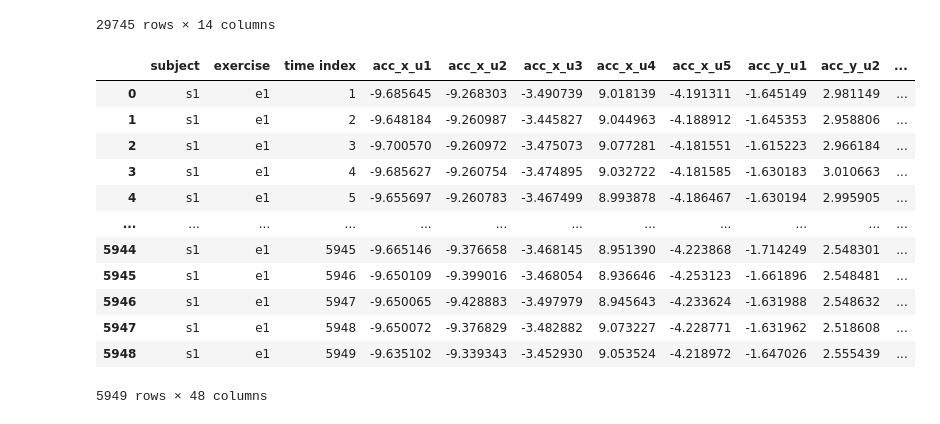
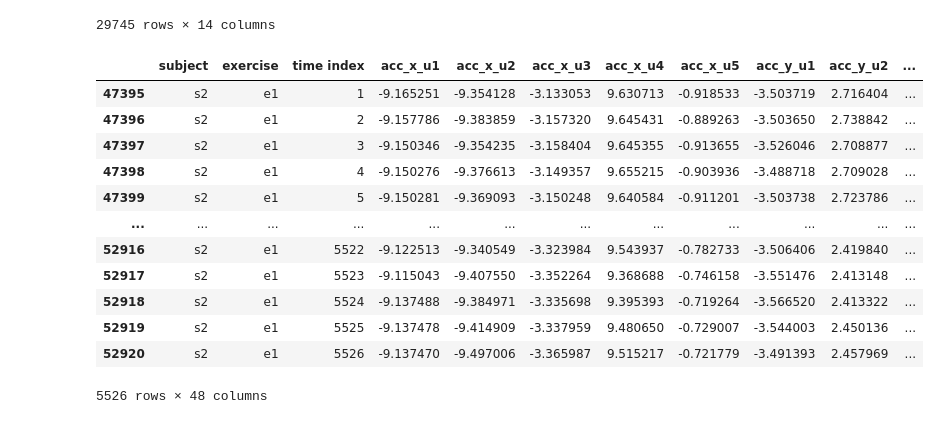
Before and after one commit to alessandrodipiano/wearable-sensor-exercise-recognition, a Jupyter notebook: notebooks/preprocessing.ipynb, the cells around one changed output. Drawn from its saved outputs; the diff is of its cells as text; code cells hidden in the pictures.

```diff
--- a/notebooks/preprocessing.ipynb
+++ b/notebooks/preprocessing.ipynb
@@ -96,18 +96,20 @@ merged_df = df.pivot(
 merged_df.columns = [f"{sensor}_{unit}" for sensor, unit in merged_df.columns]
 merged_df = merged_df.reset_index()
 # %%
-merged_df[(merged_df['subject']=='s1') & (merged_df['exercise']=='e1') ]
+subject2ex1=merged_df[(merged_df['subject']=='s2') & (merged_df['exercise']=='e1') ]
-# %% [output]
-|  | subject | exercise | time index | acc_x_u1 | acc_x_u2 | acc_x_u3 | acc_x_u4 | acc_x_u5 | acc_y_u1 | acc_y_u2 | ... |
-| 0 | s1 | e1 | 1 | -9.685645 | -9.268303 | -3.490739 | 9.018139 | -4.191311 | -1.645149 | 2.981149 | ... |
-| 1 | s1 | e1 | 2 | -9.648184 | -9.260987 | -3.445827 | 9.044963 | -4.188912 | -1.645353 | 2.958806 | ... |
-| 2 | s1 | e1 | 3 | -9.700570 | -9.260972 | -3.475073 | 9.077281 | -4.181551 | -1.615223 | 2.966184 | ... |
-| 3 | s1 | e1 | 4 | -9.685627 | -9.260754 | -3.474895 | 9.032722 | -4.181585 | -1.630183 | 3.010663 | ... |
-| 4 | s1 | e1 | 5 | -9.655697 | -9.260783 | -3.467499 | 8.993878 | -4.186467 | -1.630194 | 2.995905 | ... |
-| ... | ... | ... | ... | ... | ... | ... | ... | ... | ... | ... | ... |
-| 5944 | s1 | e1 | 5945 | -9.665146 | -9.376658 | -3.468145 | 8.951390 | -4.223868 | -1.714249 | 2.548301 | ... |
-| 5945 | s1 | e1 | 5946 | -9.650109 | -9.399016 | -3.468054 | 8.936646 | -4.253123 | -1.661896 | 2.548481 | ... |
-| 5946 | s1 | e1 | 5947 | -9.650065 | -9.428883 | -3.497979 | 8.945643 | -4.233624 | -1.631988 | 2.548632 | ... |
-| 5947 | s1 | e1 | 5948 | -9.650072 | -9.376829 | -3.482882 | 9.073227 | -4.228771 | -1.631962 | 2.518608 | ... |
-| 5948 | s1 | e1 | 5949 | -9.635102 | -9.339343 | -3.452930 | 9.053524 | -4.218972 | -1.647026 | 2.555439 | ... |
-5949 rows × 48 columns
+# %%
+merged_df[(merged_df['subject']=='s2') & (merged_df['exercise']=='e1') ]
+# %% [output]
+|  | subject | exercise | time index | acc_x_u1 | acc_x_u2 | acc_x_u3 | acc_x_u4 | acc_x_u5 | acc_y_u1 | acc_y_u2 | ... |
+| 47395 | s2 | e1 | 1 | -9.165251 | -9.354128 | -3.133053 | 9.630713 | -0.918533 | -3.503719 | 2.716404 | ... |
+| 47396 | s2 | e1 | 2 | -9.157786 | -9.383859 | -3.157320 | 9.645431 | -0.889263 | -3.503650 | 2.738842 | ... |
+| 47397 | s2 | e1 | 3 | -9.150346 | -9.354235 | -3.158404 | 9.645355 | -0.913655 | -3.526046 | 2.708877 | ... |
+| 47398 | s2 | e1 | 4 | -9.150276 | -9.376613 | -3.149357 | 9.655215 | -0.903936 | -3.488718 | 2.709028 | ... |
+| 47399 | s2 | e1 | 5 | -9.150281 | -9.369093 | -3.150248 | 9.640584 | -0.911201 | -3.503738 | 2.723786 | ... |
+| ... | ... | ... | ... | ... | ... | ... | ... | ... | ... | ... | ... |
+| 52916 | s2 | e1 | 5522 | -9.122513 | -9.340549 | -3.323984 | 9.543937 | -0.782733 | -3.506406 | 2.419840 | ... |
+| 52917 | s2 | e1 | 5523 | -9.115043 | -9.407550 | -3.352264 | 9.368688 | -0.746158 | -3.551476 | 2.413148 | ... |
+| 52918 | s2 | e1 | 5524 | -9.137488 | -9.384971 | -3.335698 | 9.395393 | -0.719264 | -3.566520 | 2.413322 | ... |
+| 52919 | s2 | e1 | 5525 | -9.137478 | -9.414909 | -3.337959 | 9.480650 | -0.729007 | -3.544003 | 2.450136 | ... |
+| 52920 | s2 | e1 | 5526 | -9.137470 | -9.497006 | -3.365987 | 9.515217 | -0.721779 | -3.491393 | 2.457969 | ... |
+5526 rows × 48 columns
```
Also changed, not shown: parts of 6 cells of this notebook, 1 other file.
